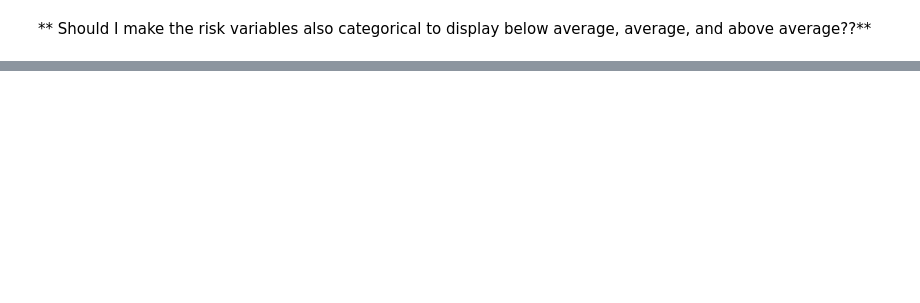
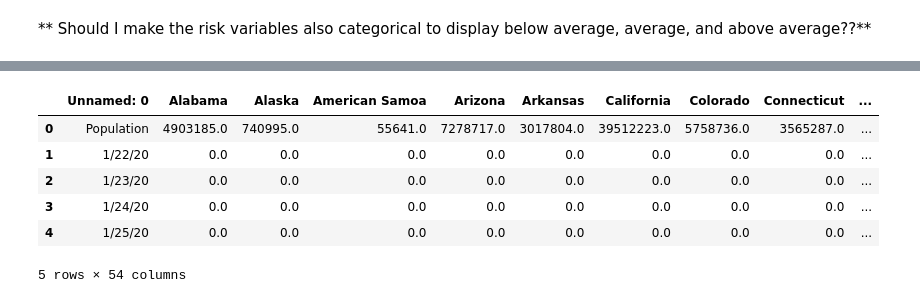
Before and after one commit to sdguerrette/capstone_project, a Jupyter notebook: Deliverable1_Practice/Practice_NN_COVID.ipynb, the cells around one changed output, grey strips where cells are left out. Drawn from its saved outputs; the diff is of its cells as text; code cells hidden in the pictures; blank space fills up the shorter version.

```diff
--- a/Deliverable1_Practice/Practice_NN_COVID.ipynb
+++ b/Deliverable1_Practice/Practice_NN_COVID.ipynb
@@ -320,0 +322,12 @@ death_bystate_stats
+# %%
+# need to establish DAILY cutoff values! Upload new CSV with daily death percentages
+daily_death_percentages = pd.read_csv("capstone_project-bill-working-files/death_rate_percentages_daily.csv")
+daily_death_percentages.head(5)
+# %% [output]
+|  | Unnamed: 0 | Alabama | Alaska | American Samoa | Arizona | Arkansas | California | Colorado | Connecticut | ... |
+| 0 | Population | 4903185.0 | 740995.0 | 55641.0 | 7278717.0 | 3017804.0 | 39512223.0 | 5758736.0 | 3565287.0 | ... |
+| 1 | 1/22/20 | 0.0 | 0.0 | 0.0 | 0.0 | 0.0 | 0.0 | 0.0 | 0.0 | ... |
+| 2 | 1/23/20 | 0.0 | 0.0 | 0.0 | 0.0 | 0.0 | 0.0 | 0.0 | 0.0 | ... |
+| 3 | 1/24/20 | 0.0 | 0.0 | 0.0 | 0.0 | 0.0 | 0.0 | 0.0 | 0.0 | ... |
+| 4 | 1/25/20 | 0.0 | 0.0 | 0.0 | 0.0 | 0.0 | 0.0 | 0.0 | 0.0 | ... |
+5 rows × 54 columns
```
Also changed, not shown: parts of 7 cells of this notebook, 5 other files.
